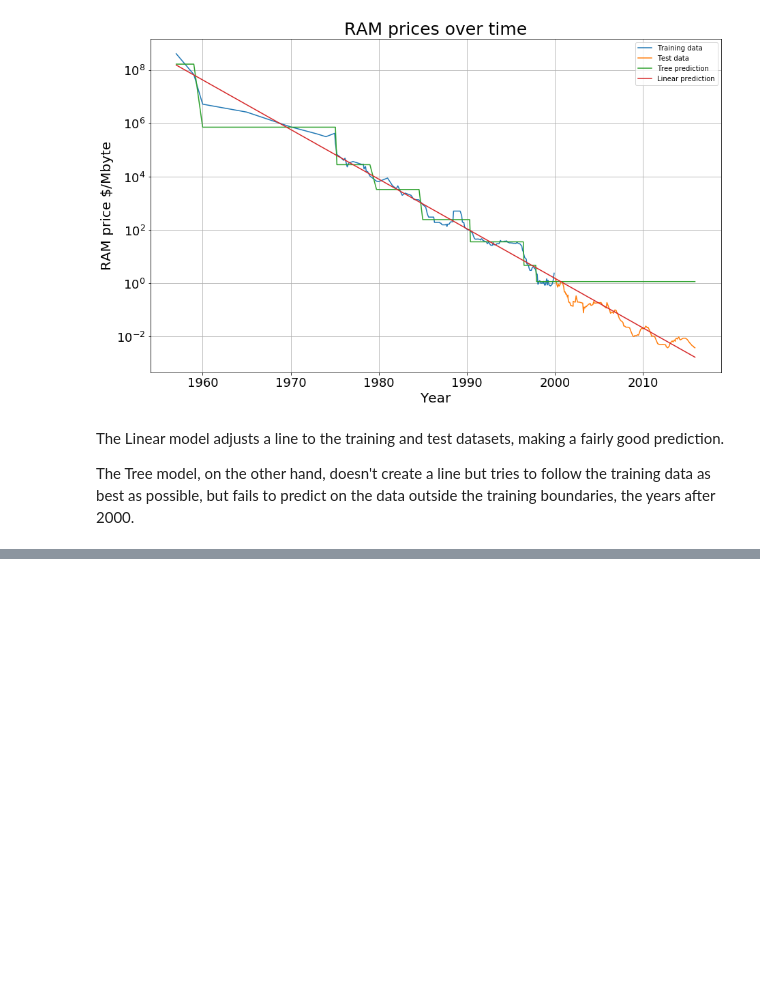
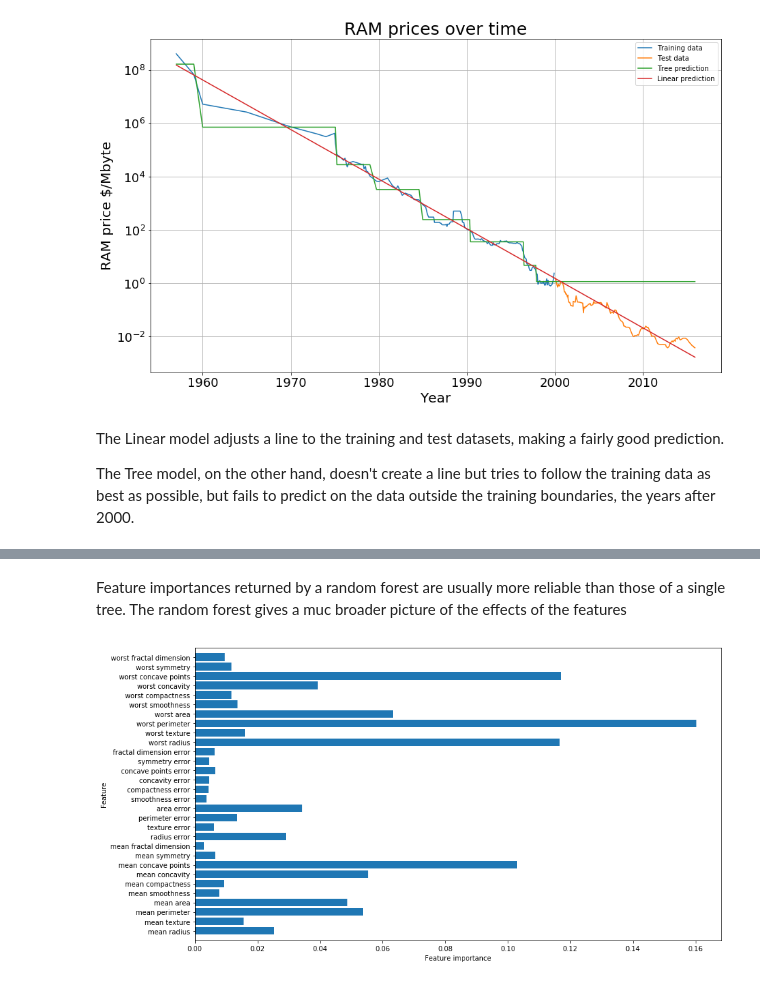
Before and after one commit to Patabu2/machine_learning_study, a Jupyter notebook: Chapter 2- Supervised learning.ipynb, the cells around one changed output, grey strips where cells are left out. Saved outputs shown, nothing was run; the diff lists cells and outputs as text; code cells hidden in the pictures; blank space fills up the shorter version.

```diff
--- a/Chapter 2- Supervised learning.ipynb
+++ b/Chapter 2- Supervised learning.ipynb
@@ -911,0 +987,6 @@ The Tree model, on the other hand, doesn't create a line but tries to follow the
+# %% [markdown]
+Feature importances returned by a random forest are usually more reliable than those of a single tree. The random forest gives a muc broader picture of the effects of the features
+# %%
+plot_feature_importances_cancer(forest)
+# %% [output]
+[figure, added]
```
Also changed, not shown: parts of 15 cells of this notebook.
